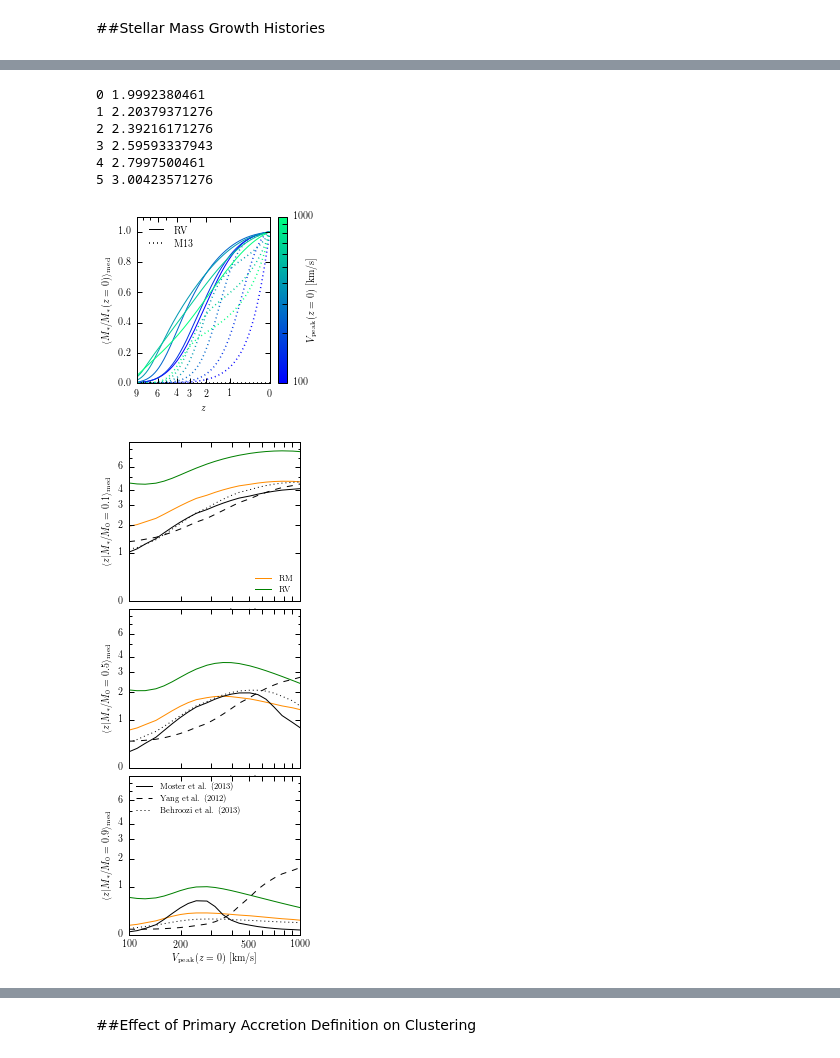
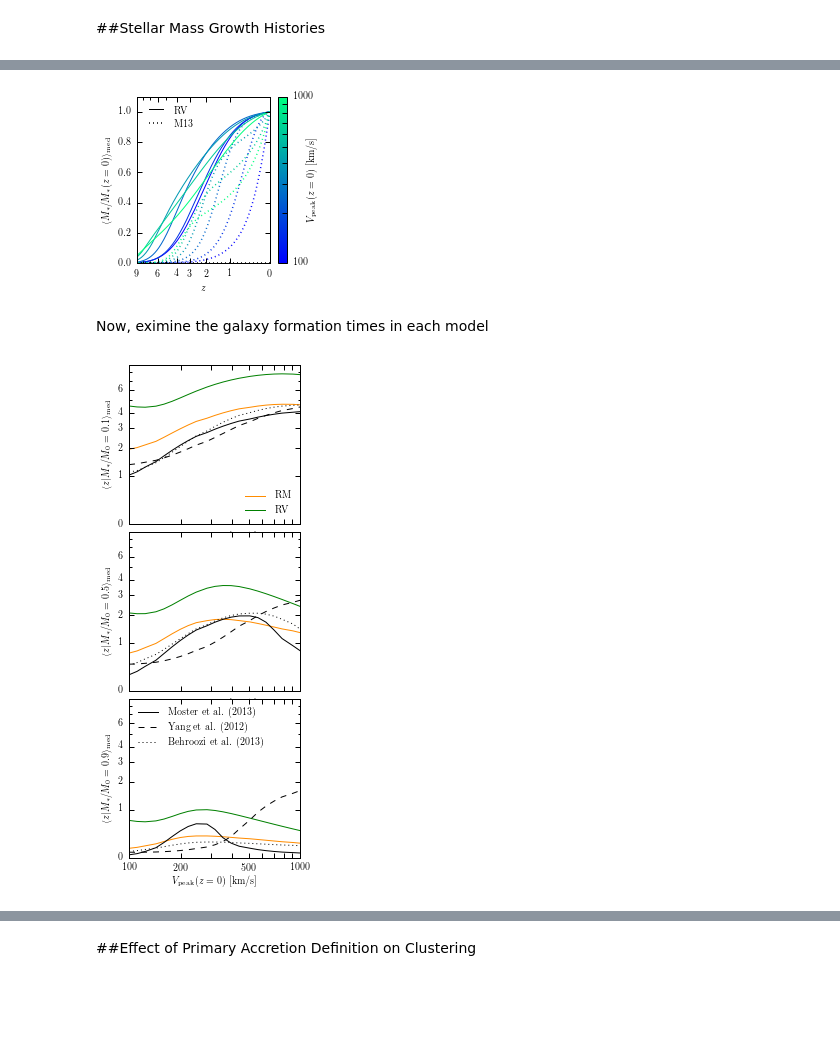
Before and after one commit to duncandc/Clustering_Crisis, a Jupyter notebook: notebooks/SHAM_comparison.ipynb, the cells around one changed output, grey strips where cells are left out. Cells and saved outputs as stored; diff of their text form; code cells hidden in the pictures; blank space fills up the shorter version.

```diff
--- a/notebooks/SHAM_comparison.ipynb
+++ b/notebooks/SHAM_comparison.ipynb
@@ -1305,12 +1257,14 @@ print(mock_1_100.dtype.names)
 # %%
-from SMHM_model_components import MosterSmHm13
+from SMHM_model_components import MosterSmHm13,  Guo_to_Blanton
 
 #build model
+mstar_conv = Guo_to_Blanton()
 mstar_model_3 = MosterSmHm13(redshift=0.0)
 composite_model_3 = SubhaloModelFactory(stellar_mass = mstar_model_3,
                                         haloprops = additional_halo_properties,
                                         galaxy_selection_func = galaxy_selection_func,
-                                        model_feature_calling_sequence = ('stellar_mass','haloprops'))
+                                        stellar_mass_conversion = mstar_conv,
+                                        model_feature_calling_sequence = ('stellar_mass','haloprops','stellar_mass_conversion'))
 composite_model_3.populate_mock(halocat = halocat_000)
 mock_3_000 = composite_model_3.mock.galaxy_table
 
@@ -1318,7 +1272,8 @@ mstar_model_3 = MosterSmHm13(redshift=0.25)
 composite_model_3 = SubhaloModelFactory(stellar_mass = mstar_model_3,
                                         haloprops = additional_halo_properties,
                                         galaxy_selection_func = galaxy_selection_func,
-                                        model_feature_calling_sequence = ('stellar_mass','haloprops'))
+                                        stellar_mass_conversion = mstar_conv,
+                                        model_feature_calling_sequence = ('stellar_mass','haloprops','stellar_mass_conversion'))
 composite_model_3.populate_mock(halocat = halocat_025)
 mock_3_025 = composite_model_3.mock.galaxy_table
 
@@ -1326,7 +1281,8 @@ mstar_model_3 = MosterSmHm13(redshift=0.67)
 composite_model_3 = SubhaloModelFactory(stellar_mass = mstar_model_3,
                                         haloprops = additional_halo_properties,
                                         galaxy_selection_func = galaxy_selection_func,
-                                        model_feature_calling_sequence = ('stellar_mass','haloprops'))
+                                        stellar_mass_conversion = mstar_conv,
+                                        model_feature_calling_sequence = ('stellar_mass','haloprops','stellar_mass_conversion'))
 composite_model_3.populate_mock(halocat = halocat_067)
 mock_3_067 = composite_model_3.mock.galaxy_table
 
@@ -1334,6 +1290,7 @@ mstar_model_3 = MosterSmHm13(redshift=1.0)
 composite_model_3 = SubhaloModelFactory(stellar_mass = mstar_model_3,
                                         haloprops = additional_halo_properties,
                                         galaxy_selection_func = galaxy_selection_func,
-                                        model_feature_calling_sequence = ('stellar_mass','haloprops'))
+                                        stellar_mass_conversion = mstar_conv,
+                                        model_feature_calling_sequence = ('stellar_mass','haloprops','stellar_mass_conversion'))
 composite_model_3.populate_mock(halocat = halocat_100)
 mock_3_100 = composite_model_3.mock.galaxy_table
@@ -1509,32 +1450,43 @@ plt.show()
 # %%
-from scipy.interpolate import interp1d
-
+#set up figure
 fig, ax = plt.subplots(nrows=1,ncols=1,sharex=False,sharey=True, figsize=(3.3, 3.3))
 fig.subplots_adjust(left=0.2, right=0.9, bottom=0.2, top=0.9)
+
+#get color of lines
+from matplotlib import cm
 c = np.linspace(0,1,len(v_histories))
-from matplotlib import cm
+
+#loop over vpeak history and plot growth history
 for i, v_history in enumerate(v_histories):
-    print(i, v_history[0])
     color = cm.winter(c[i])
+
+    #non-evolving SMVP model
     m = smvp.mean_stellar_mass(prim_haloprop=10**v_history)
     p1, = plt.plot(1+z, m/m[0], color=color)
+
+    #M13 model
     a = 1.0/(1.0+z)
     composite_model_3.param_dict['c']=0.0
     m = composite_model_3.mean_stellar_mass(prim_haloprop = 10**m_histories[i], halo_acc_scale=a)
-    p2, = plt.plot(1+z, m/m[0], ':', color=color, lw=1.5)#, dashes = (1,1))
+    p2, = plt.plot(1+z, m/m[0], ':', color=color, lw=1.5)
+
+#legend
 p1, = plt.plot(1+z, m/m[0]*0.0, color='black')
-p2, = plt.plot(1+z, m/m[0]*0.0,':', color='black', lw=1.5)#, dashes = (1,1))
+p2, = plt.plot(1+z, m/m[0]*0.0,':', color='black', lw=1.5)
+plt.legend((p1,p2), ('RV','M13'), loc='upper left', frameon = False, fontsize=10)
+
+#set axis
 plt.xscale('log')
-plt.ylim([0,1.1])
 plt.xlim([10,1])
 plt.xlabel(r'$z$')
 plt.xticks([10,7,5,4,3,2,1])
 ax.set_xticklabels(['9','6','4','3','2','1','0'])
+plt.ylim([0,1.1])
 plt.ylabel(r'$\langle M_*/M_*(z=0) \rangle_{\rm med}$')
-plt.legend((p1,p2), ('RV','M13'), loc='upper left', frameon = False, fontsize=10)
+
+#colorbar
 p = plt.scatter(v_sample*0.0,v_sample*0.0,c=np.log10(v_sample),cmap='winter',vmin=2, vmax=3)
 cbar = plt.colorbar(p)
-#cbar.set_label(r'$\log(V_{\rm peak}(z=0))$')
 cbar.set_label(r'$V_{\rm peak}(z=0) ~ [{\rm km/s}]$', labelpad=-5)
 cbar.set_ticks(np.log10(np.linspace(100,1000,10)))
 cbar.set_ticklabels([100,'','','','','','','','',1000])
@@ -1544,16 +1496,33 @@ filepath = PROJECT_DIRECTORY + 'figures/'
 filename = 'mstar_of_z_rm'
 fig.savefig(filepath+filename+'.pdf', dpi=300)
 # %% [output]
-0 1.9992380461
-1 2.20379371276
-2 2.39216171276
-3 2.59593337943
-4 2.7997500461
-5 3.00423571276
 [figure]
+# %% [markdown]
+Now, eximine the galaxy formation times in each model
+# %%
+from beyond_age_matching.make_mocks.model_components import PWGH, MAH
+
+#finely sample vpeak
+v_sample = np.arange(2.0,3.01,0.05)
+
+#sample as a function of redshift
+z_sample = np.zeros(len(v_sample))
+
+#caclulate average Vpeak histotires of haloes
+p = PWGH()
+
+v_sample = 10**v_sample
+v_histories, z = p.pwgh(v_sample, z_sample)
+
+#caclulate average Mpeak histotires of haloes
+p = MAH()
+
+m_sample = (v_sample/(159.43))**3.0 * 10.0**12
+m_histories, z = p.mah(m_sample, z_sample)
 # %%
 from scipy.interpolate import interp1d
 
+#set up arrays to store result for each model
 x1 = np.zeros((len(v_histories)))
 y1 = np.zeros((3,len(v_histories)))
 
@@ -1659,33 +1628,34 @@ c = np.linspace(0,1,len(v_histories))
 p1, = ax.plot(x1, y1[2,:], '-', color='darkorange')
 p2, = ax.plot(x2, y2[2,:], '-', color='green')
 p3, = ax.plot(x3, y3[2,:], '-', color='black')
 p4, = ax.plot(x4, y4[2,:], '--', color='black')
 p5, = ax.plot(x5, y5[2,:], ':', color='black')
 ax.set_xscale('log')
 ax.set_xlim([100,1000])
 ax.set_yscale('log')
 ax.set_ylim([1,10])
 ax.set_ylabel(r'$\langle z | M_*/M_0 = 0.9 \rangle_{\rm med}$')
 ax.set_yticks([10,7,5,4,3,2,1])
 ax.set_yticklabels(['','6','4','3','2','1','0'])
 ax.set_xticks([100,200,300,400,500,600,700,800,900,1000])
 ax.set_xticklabels(['100','200','','','500','','','','','1000'])
 ax.set_xlabel(r'$V_{\rm peak}(z=0) ~ [{\rm km/s}]$')
 
 
 #add legends
 ax = axes[0]
-ax.legend((p1,p2),('RM','RV'), frameon = False, fontsize=8, loc='lower right', numpoints=1, handletextpad=1)
+ax.legend((p1,p2),('RM','RV'), frameon = False, fontsize=10,
+          loc='lower right', numpoints=1, handletextpad=1)
 
 ax = axes[2]
 ax.legend((p3,p4,p5),
      ('Moster et al. (2013)','Yang et al. (2012)','Behroozi et al. (2013)'),
-     frameon = False, fontsize=8, loc='upper left', numpoints=1, handletextpad=1)
+     frameon = False, fontsize=10, loc='upper left', numpoints=1, handletextpad=1)
 
 plt.show()
 
 filepath = PROJECT_DIRECTORY + 'figures/'
 filename = 'stellar_mass_zform'
 fig.savefig(filepath+filename+'.pdf', dpi=300)
 # %% [output]
-[figure, old version]
+[figure, new version]
```
Also changed, not shown: parts of 67 cells of this notebook, 2 other files.
